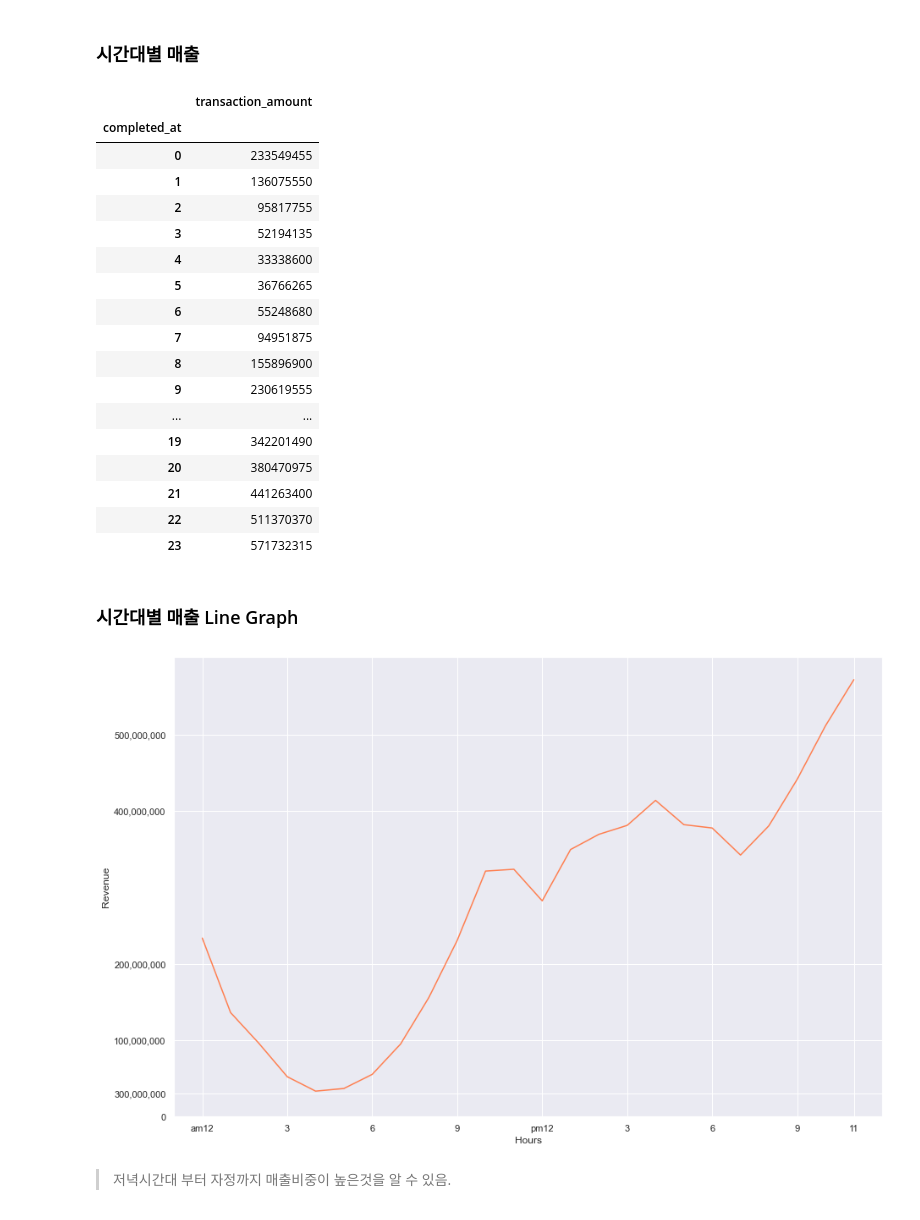
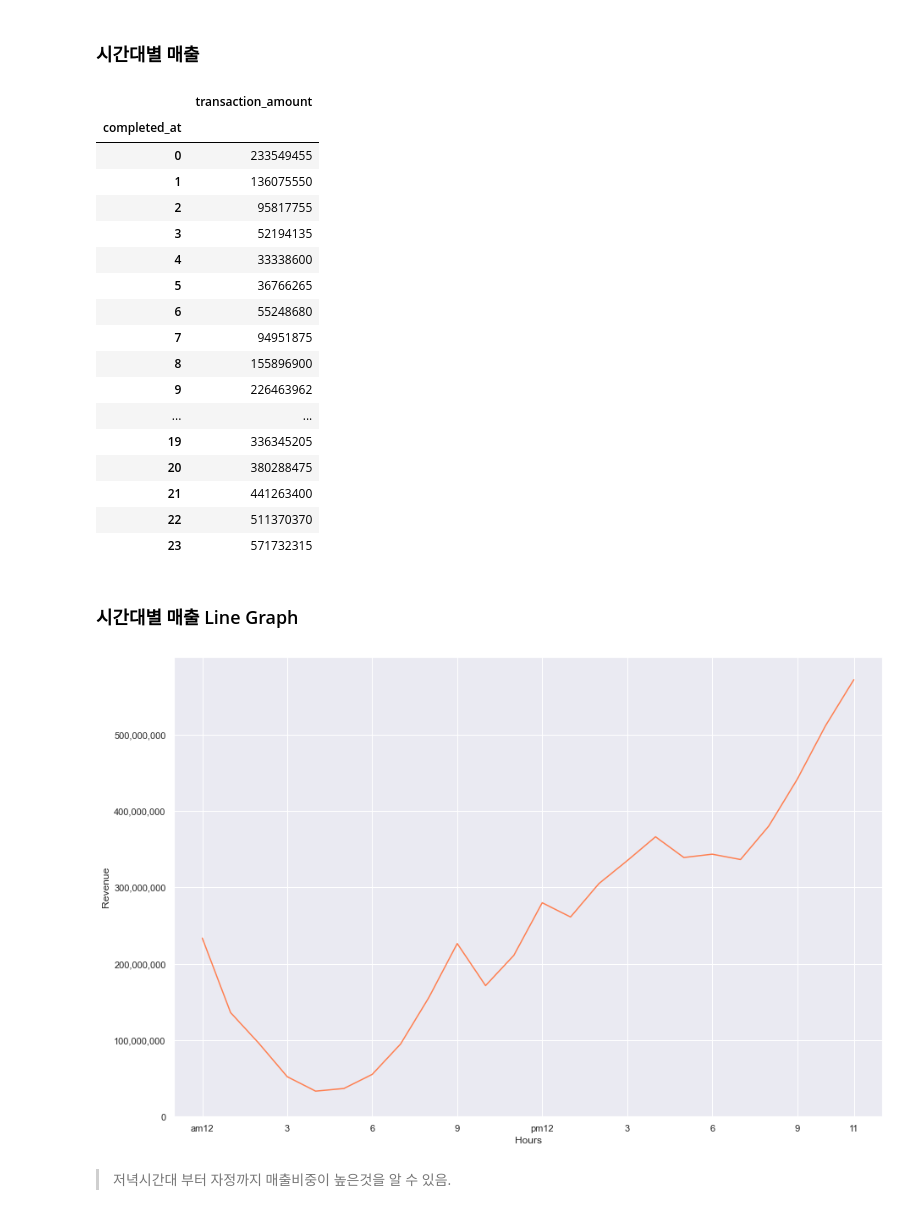
Before and after one commit to jbkim0530/Fast-campus-EDA, a Jupyter notebook: bobjo_visualization_jin.ipynb, the cells around one changed output. Cells and saved outputs as stored; diff of their text form; code cells hidden in the pictures.

```diff
--- a/bobjo_visualization_jin.ipynb
+++ b/bobjo_visualization_jin.ipynb
@@ -101,0 +97,8 @@ rev = df[df['type'].str.contains('PAYMENT','REFUND') & df['state'].str.contains(
+# %%
+# 매출 계산에 필요한 값 가져오기
+pay_com = df[(df['type'] == 'PAYMENT') & (df['state'] == 'COMPLETED')]  # payment 변수
+re_com = df[(df['type'] == 'REFUND') & (df['state'] == 'COMPLETED')]  # refund 변수
+# %%
+# 데이터 2개 합치기
+rev = pd.concat([pay_com,re_com])
+rev
@@ -134,10 +151,10 @@ rev_by_hour
 | 6 | 55248680 |
 | 7 | 94951875 |
 | 8 | 155896900 |
-| 9 | 230619555 |
+| 9 | 226463962 |
 | ... | ... |
-| 19 | 342201490 |
-| 20 | 380470975 |
+| 19 | 336345205 |
+| 20 | 380288475 |
 | 21 | 441263400 |
 | 22 | 511370370 |
 | 23 | 571732315 |
@@ -146,22 +163,22 @@ rev_by_hour
 # %%
 # 시각화
 
 plt.figure(figsize=(15,10))
 sns.set_theme(style="darkgrid")
 
 sns.lineplot(x='completed_at', y='transaction_amount',
              data=rev_by_hour,
              color = 'coral'
             )
 plt.xlabel('Hours')
 plt.ylabel('Revenue')
-plt.yticks([0, 100000000, 200000000, 30000000, 400000000 ,500000000], [0, '100,000,000', '200,000,000', '300,000,000', '400,000,000' ,'500,000,000'])
+plt.yticks([0, 100000000, 200000000, 300000000, 400000000 ,500000000], [0, '100,000,000', '200,000,000', '300,000,000', '400,000,000' ,'500,000,000'])
 plt.xticks([0, 3, 6, 9, 12, 15, 18, 21 ,23], ['am12', '3', '6', '9', 'pm12', '3', '6', '9', '11'])
 plt.xlim([-1, 24])      # X축의 범위: [xmin, xmax]
 plt.ylim([0, 601732315])     # Y축의 범위: [ymin, ymax]
 plt.show()
 # %% [output]
-[figure, old version]
+[figure, new version]
 # %% [markdown]
 >  저녁시간대 부터 자정까지 매출비중이 높은것을 알 수 있음.
 # %% [markdown]
```
Also changed, not shown: parts of 62 cells of this notebook.
